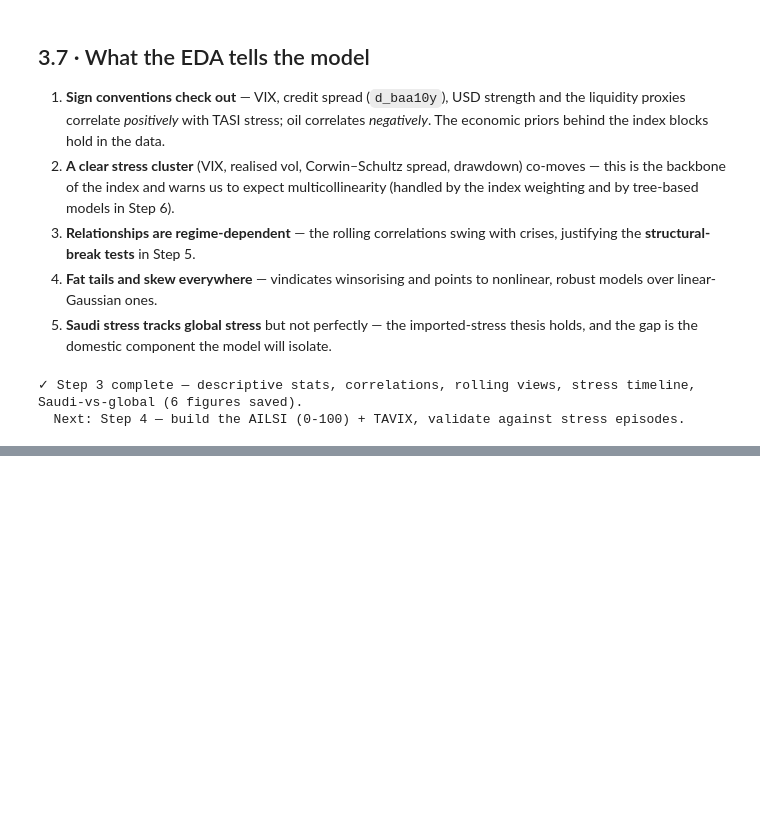
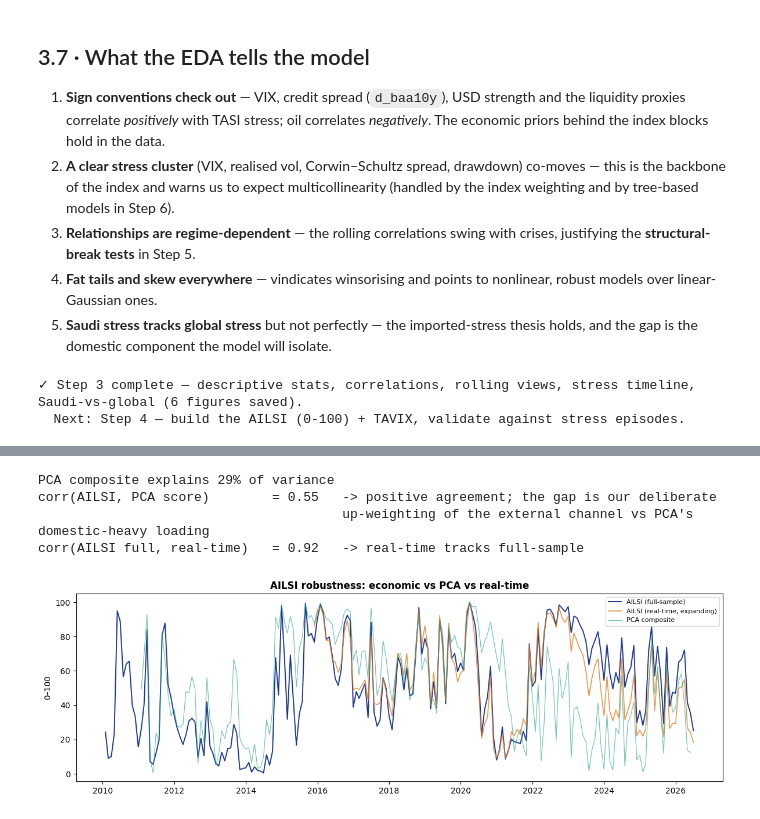
Before and after one commit to Muhfaden/ailsi-tasi, a Jupyter notebook: AILSI_Project.ipynb, the cells around one changed output, grey strips where cells are left out. Drawn from its saved outputs; the diff is of its cells as text; code cells hidden in the pictures; blank space fills up the shorter version.

```diff
--- a/AILSI_Project.ipynb
+++ b/AILSI_Project.ipynb
@@ -982,0 +1159,38 @@ print("  Next: Step 4 — build the AILSI (0-100) + TAVIX, validate against stre
+# %%
+from sklearn.decomposition import PCA
+
+# --- PCA composite on the standardised inputs (drop warm-up NaNs) ---
+Z = raw_z.dropna()
+pca = PCA(n_components=1).fit(Z)
+pc1 = pd.Series(pca.transform(Z)[:, 0], index=Z.index)
+if np.corrcoef(pc1, ailsi.reindex(Z.index))[0, 1] < 0:   # align sign
+    pc1 = -pc1
+pca_score = pc1.rank(pct=True) * 100
+rho_pca = np.corrcoef(pca_score, ailsi.reindex(Z.index))[0, 1]
+
+# --- Expanding real-time AILSI (no look-ahead) ---
+def expanding_z(s, min_p=36):
+    return (s - s.expanding(min_p).mean()) / s.expanding(min_p).std()
+dom_rt = expanding_z(domestic); ext_rt = expanding_z(external)
+comp_rt = 0.5 * dom_rt + 0.5 * ext_rt
+ailsi_rt = comp_rt.expanding(36).apply(lambda x: (x.rank(pct=True).iloc[-1]) * 100, raw=False)
+rho_rt = np.corrcoef(ailsi_rt.dropna(), ailsi.reindex(ailsi_rt.dropna().index))[0, 1]
+
+print(f"PCA composite explains {pca.explained_variance_ratio_[0]:.0%} of variance")
+print(f"corr(AILSI, PCA score)        = {rho_pca:.2f}   -> positive agreement; the gap is our deliberate")
+print( "                                       up-weighting of the external channel vs PCA's domestic-heavy loading")
+print(f"corr(AILSI full, real-time)   = {rho_rt:.2f}   -> real-time tracks full-sample")
+
+fig, ax = plt.subplots(figsize=(12, 4))
+ax.plot(aidx.index, aidx["ailsi"], color="#1f3a93", lw=1.4, label="AILSI (full-sample)")
+ax.plot(ailsi_rt.index, ailsi_rt, color="#e67e22", lw=1.2, alpha=0.8, label="AILSI (real-time, expanding)")
+ax.plot(pca_score.index, pca_score, color="#16a085", lw=0.9, alpha=0.6, label="PCA composite")
+ax.set_ylabel("0–100"); ax.legend(fontsize=8); ax.set_title("AILSI robustness: economic vs PCA vs real-time", fontweight="bold")
+fig.tight_layout(); fig.savefig(ARTEFACT_DIR / "04_ailsi_robustness.png", dpi=120, bbox_inches="tight")
+plt.show()
+# %% [output]
+PCA composite explains 29% of variance
+corr(AILSI, PCA score)        = 0.55   -> positive agreement; the gap is our deliberate
+                                       up-weighting of the external channel vs PCA's domestic-heavy loading
+corr(AILSI full, real-time)   = 0.92   -> real-time tracks full-sample
+[figure, added]
```
Also changed, not shown: parts of 27 cells of this notebook.
